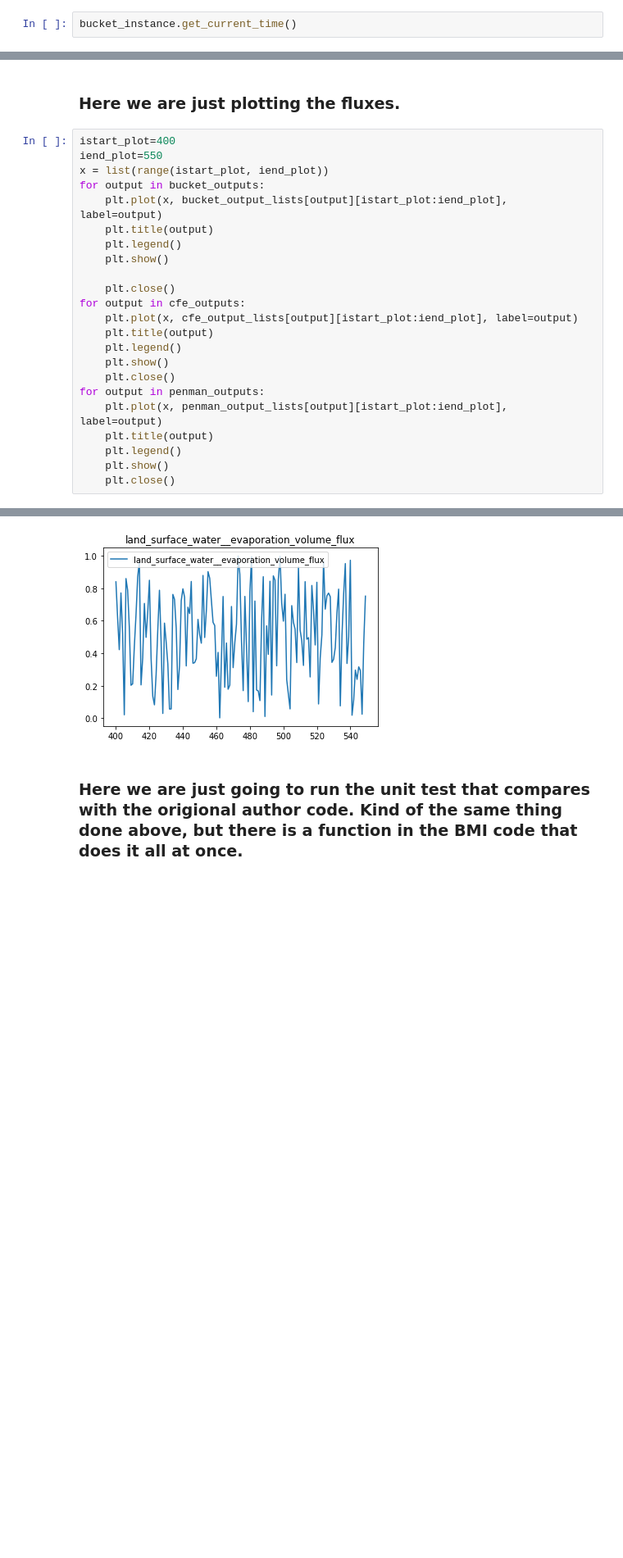
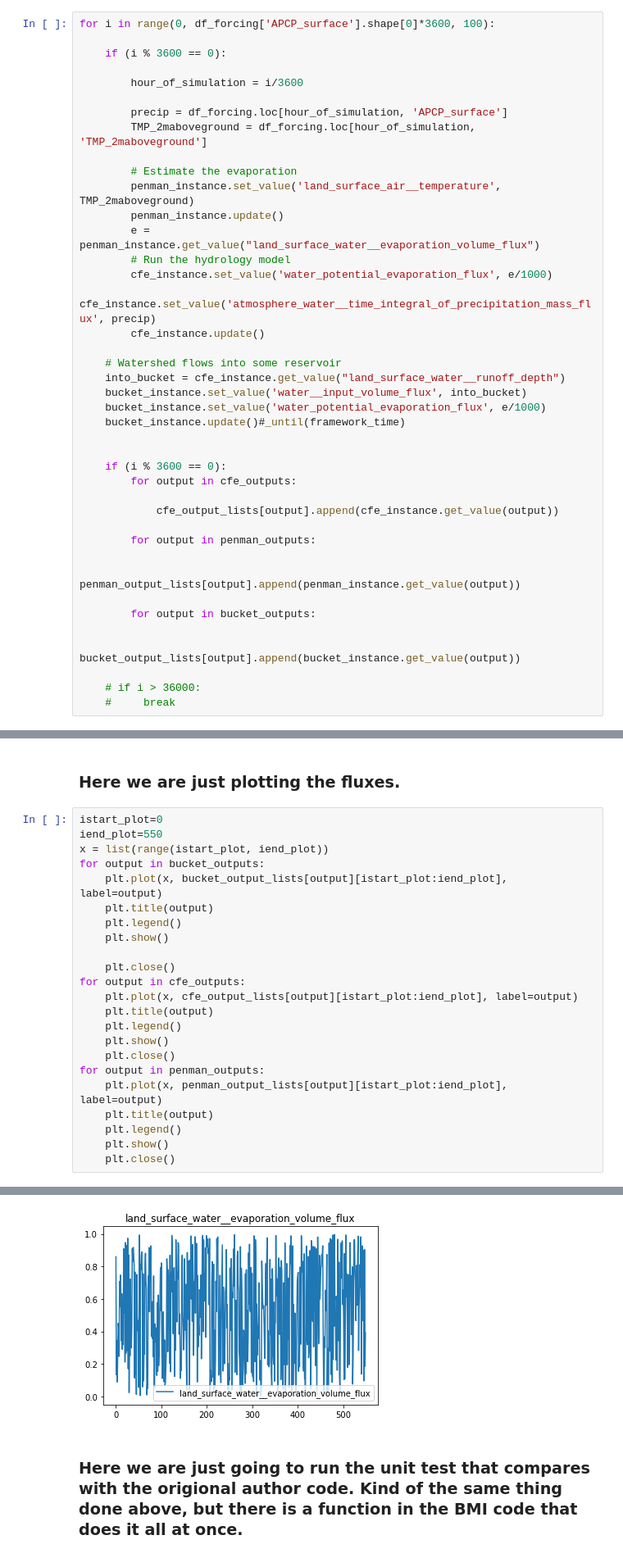
Before and after one commit to jmframe/si_2022_train, a Jupyter notebook: run_multiple_bmi_modules.ipynb, the cells around one changed output, grey strips where cells are left out. Shown: that part at 82% size. Saved outputs shown, nothing was run; the diff lists cells and outputs as text; blank space fills up the shorter version.

Commit message:
coarse and fine time step

```diff
--- a/run_multiple_bmi_modules.ipynb
+++ b/run_multiple_bmi_modules.ipynb
@@ -55,2 +73,41 @@ penman_instance.get_current_time()
 # %%
-bucket_instance.get_current_time()
+for i in range(0, df_forcing['APCP_surface'].shape[0]*3600, 100):
+
+    if (i % 3600 == 0):
+
+        hour_of_simulation = i/3600
+
+        precip = df_forcing.loc[hour_of_simulation, 'APCP_surface']
+        TMP_2maboveground = df_forcing.loc[hour_of_simulation, 'TMP_2maboveground']
+
+        # Estimate the evaporation
+        penman_instance.set_value('land_surface_air__temperature', TMP_2maboveground)
+        penman_instance.update()
+        e = penman_instance.get_value("land_surface_water__evaporation_volume_flux")
+        # Run the hydrology model
+        cfe_instance.set_value('water_potential_evaporation_flux', e/1000)
+        cfe_instance.set_value('atmosphere_water__time_integral_of_precipitation_mass_flux', precip)
+        cfe_instance.update()
+
+    # Watershed flows into some reservoir
+    into_bucket = cfe_instance.get_value("land_surface_water__runoff_depth")
+    bucket_instance.set_value('water__input_volume_flux', into_bucket)
+    bucket_instance.set_value('water_potential_evaporation_flux', e/1000)
+    bucket_instance.update()#_until(framework_time)
+
+
+    if (i % 3600 == 0):
+        for output in cfe_outputs:
+
+            cfe_output_lists[output].append(cfe_instance.get_value(output))
+
+        for output in penman_outputs:
+
+            penman_output_lists[output].append(penman_instance.get_value(output))
+
+        for output in bucket_outputs:
+
+            bucket_output_lists[output].append(bucket_instance.get_value(output))
+
+    # if i > 36000:
+    #     break
@@ -132,7 +223,7 @@ schaake residual: 7.0333e+01
 # %% [markdown]
 ### Here we are just plotting the fluxes.
 # %%
-istart_plot=400
+istart_plot=0
 iend_plot=550
 x = list(range(istart_plot, iend_plot))
 for output in bucket_outputs:
@@ -167,3 +258,3 @@ for output in penman_outputs:
-[figure, old version]
+[figure, new version]
 # %% [markdown]
 ### Here we are just going to run the unit test that compares with the origional author code. Kind of the same thing done above, but there is a function in the BMI code that does it all at once.
```
Also changed, not shown: parts of 8 cells of this notebook.
